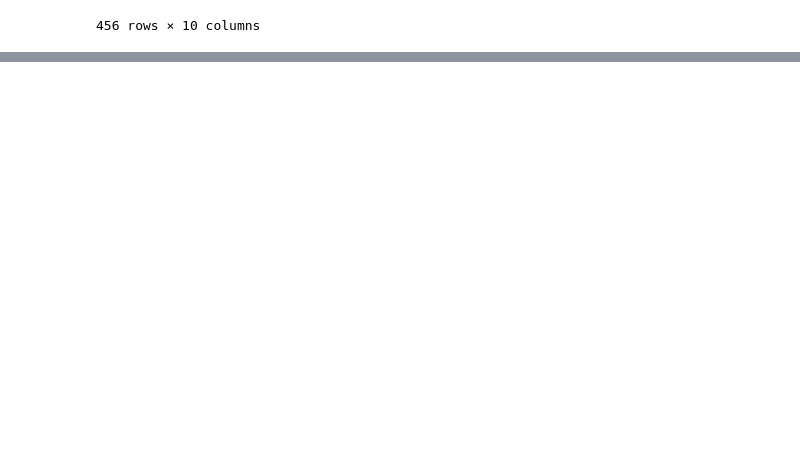
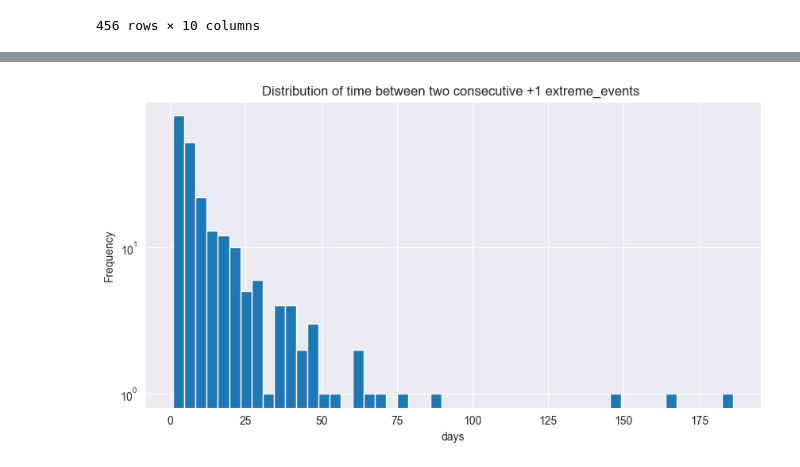
Before and after one commit to agerom/aic2_assignment, a Jupyter notebook: eda.ipynb, the cells around one changed output, grey strips where cells are left out. Cells and saved outputs as stored; diff of their text form; code cells hidden in the pictures; blank space fills up the shorter version.

```diff
--- a/eda.ipynb
+++ b/eda.ipynb
@@ -208,7 +208,7 @@ plt.ylim(1e+0,1e+3)
 ## Ignore them and work only with trading days
 # %%
 #Calculate Daily Returns based on input_data['daily_return'] = (input_data[selected_column]- input_data[selected_column].shift(-1))/input_data[selected_column].shift(-1) <=> pd.pct(periods=-1) <- CHECKED!
-input_data['daily_return'] = input_data['adj_close'].pct_change(periods=-1)
+input_data.loc[:,'daily_return'] = input_data['adj_close'].pct_change(periods=-1)
 input_data.dropna(inplace=True)
 display(input_data)
 # %% [output]
@@ -425,8 +425,8 @@ plt.show()#SEEMS OK
 #neg2pos
 # %%
 #create extreme_pos and extreme_neg
-final_input_data['extreme_pos'] = np.where(np.sign(final_input_data['daily_return'])==+1,1,0)
-final_input_data['extreme_neg'] = np.where(np.sign(final_input_data['daily_return'])==-1,1,0)
+final_input_data['extreme_pos'] = np.where(np.sign(final_input_data['daily_return'])*final_input_data['extreme_event']==+1,1,0)
+final_input_data['extreme_neg'] = np.where(np.sign(final_input_data['daily_return'])*final_input_data['extreme_event']==-1,1,0)
 
 ##final_input_data[final_input_data.extreme_event==1]
 # %%
@@ -446,3 +446,15 @@ final_input_data[final_input_data.extreme_event==1]
 | 2023-11-09 | 182.960007 | 184.119995 | 181.809998 | 182.410004 | 181.481354 | 53763500 | -0.022693 | 1 | 0 | ... |
 | 2023-12-04 | 189.979996 | 190.050003 | 187.449997 | 189.429993 | 188.713882 | 43389500 | -0.020629 | 1 | 0 | ... |
 456 rows × 10 columns
+# %%
+tmp = final_input_data[final_input_data['extreme_pos']==1].reset_index()[['date']]
+tmp['date_diff'] = (tmp.date.shift(-1)-tmp.date)#.dt.total_seconds()
+print("mean",tmp['date_diff'].mean())
+print("std",tmp['date_diff'].std())
+print("mean_error",tmp['date_diff'].std()/np.sqrt(tmp.shape[0]))
+(tmp['date_diff'].dt.total_seconds()/(24*3600)).hist(log=True,bins=50,figsize=(10,5));
+plt.title("Distribution of time between two consecutive +1 extreme_events ")
+plt.ylabel('Frequency')
+plt.xlabel('days')
+plt.show()
+# %% [output]
@@ -448,0 +464 @@ final_input_data[final_input_data.extreme_event==1]
+[figure, added]
```
Also changed, not shown: parts of 4 cells of this notebook, 2 other files.
